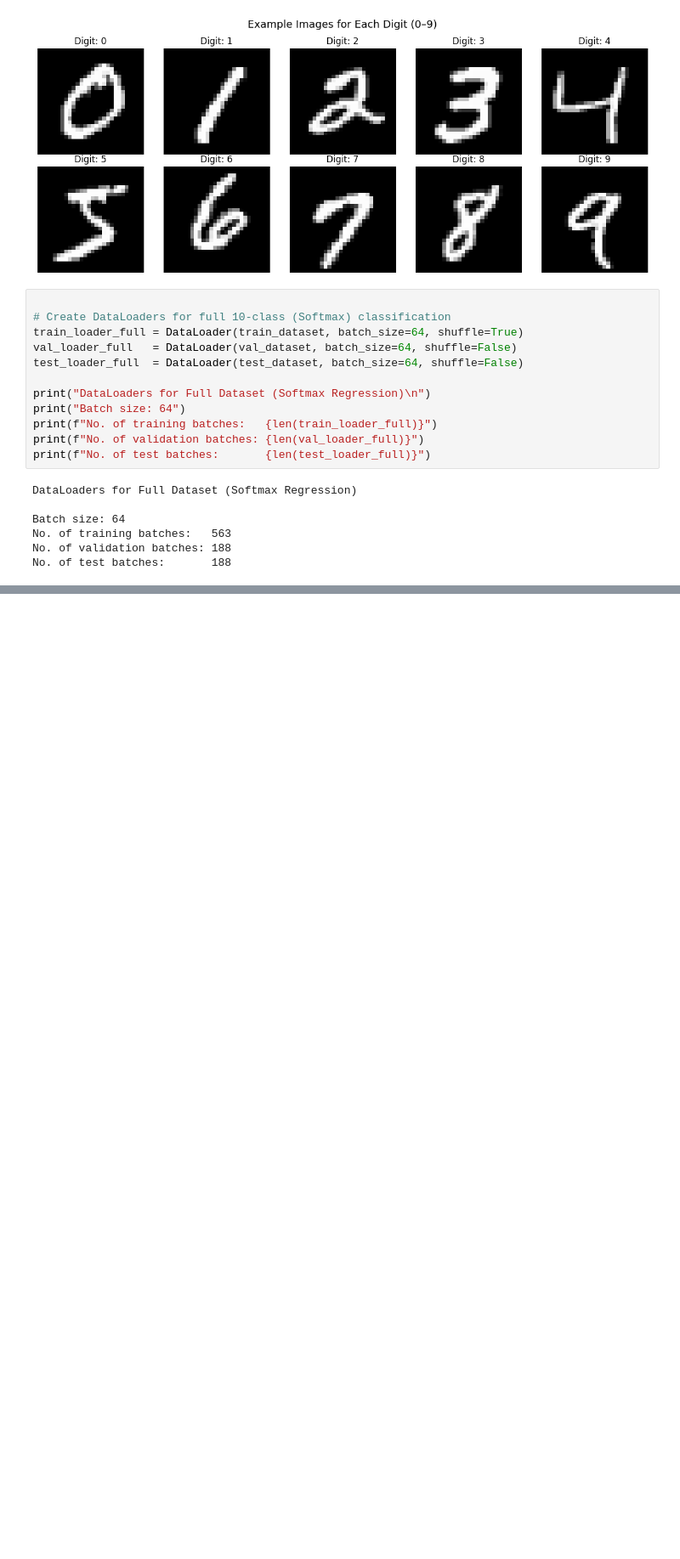
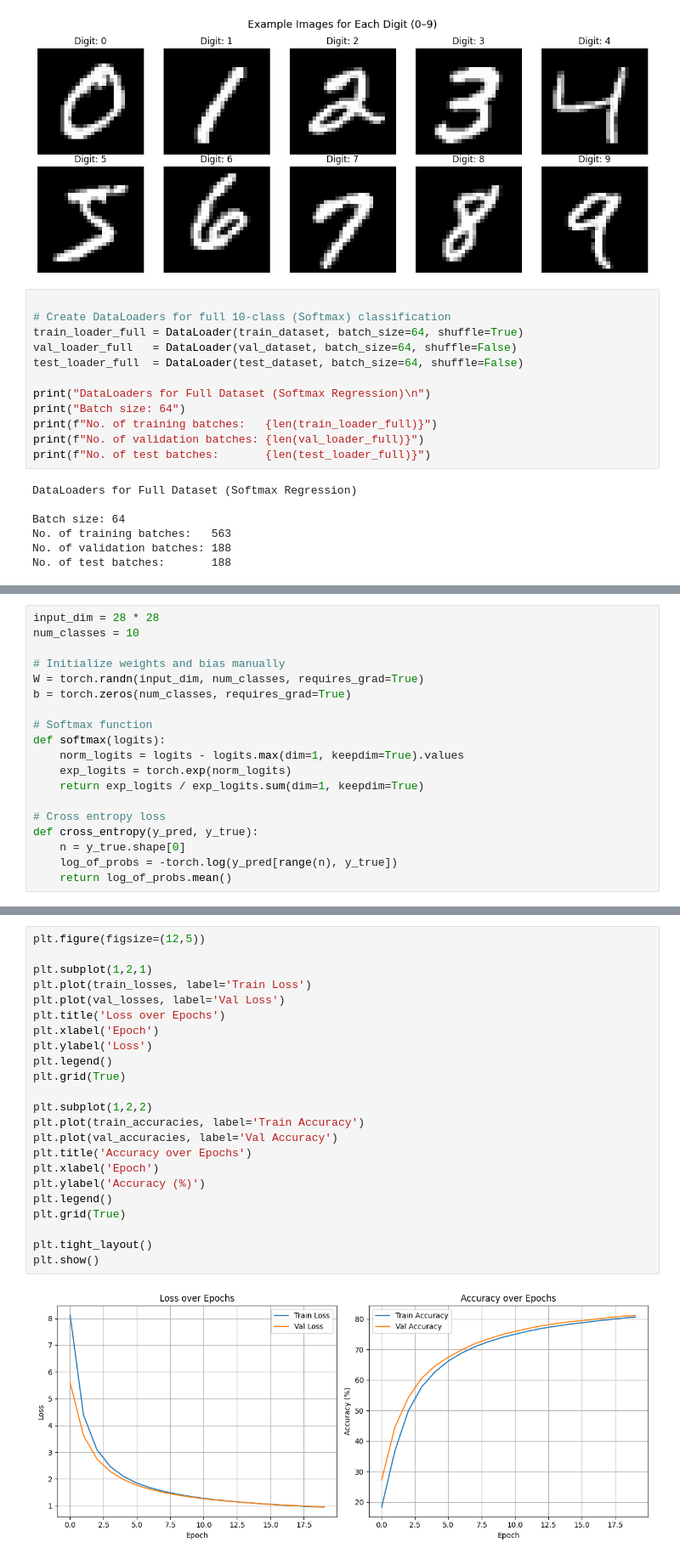
Before and after one commit to ARAHMAN04/ML2, a Jupyter notebook: Part1.ipynb, the cells around one changed output, grey strips where cells are left out. Shown: that part at 85% size. Drawn from its saved outputs; the diff is of its cells as text; blank space fills up the shorter version.

Commit message:
Softmax

```diff
--- a/Part1.ipynb
+++ b/Part1.ipynb
@@ -426,0 +460,19 @@ No. of test batches:       188
+# %%
+input_dim = 28 * 28
+num_classes = 10
+
+# Initialize weights and bias manually
+W = torch.randn(input_dim, num_classes, requires_grad=True)
+b = torch.zeros(num_classes, requires_grad=True)
+
+# Softmax function
+def softmax(logits):
+    norm_logits = logits - logits.max(dim=1, keepdim=True).values
+    exp_logits = torch.exp(norm_logits)
+    return exp_logits / exp_logits.sum(dim=1, keepdim=True)
+
+# Cross entropy loss
+def cross_entropy(y_pred, y_true):
+    n = y_true.shape[0]
+    log_of_probs = -torch.log(y_pred[range(n), y_true])
+    return log_of_probs.mean()
@@ -426,0 +555,25 @@ No. of test batches:       188
+# %%
+plt.figure(figsize=(12,5))
+
+plt.subplot(1,2,1)
+plt.plot(train_losses, label='Train Loss')
+plt.plot(val_losses, label='Val Loss')
+plt.title('Loss over Epochs')
+plt.xlabel('Epoch')
+plt.ylabel('Loss')
+plt.legend()
+plt.grid(True)
+
+plt.subplot(1,2,2)
+plt.plot(train_accuracies, label='Train Accuracy')
+plt.plot(val_accuracies, label='Val Accuracy')
+plt.title('Accuracy over Epochs')
+plt.xlabel('Epoch')
+plt.ylabel('Accuracy (%)')
+plt.legend()
+plt.grid(True)
+
+plt.tight_layout()
+plt.show()
+# %% [output]
+[figure, added]
```
Also changed, not shown: parts of 29 cells of this notebook.
